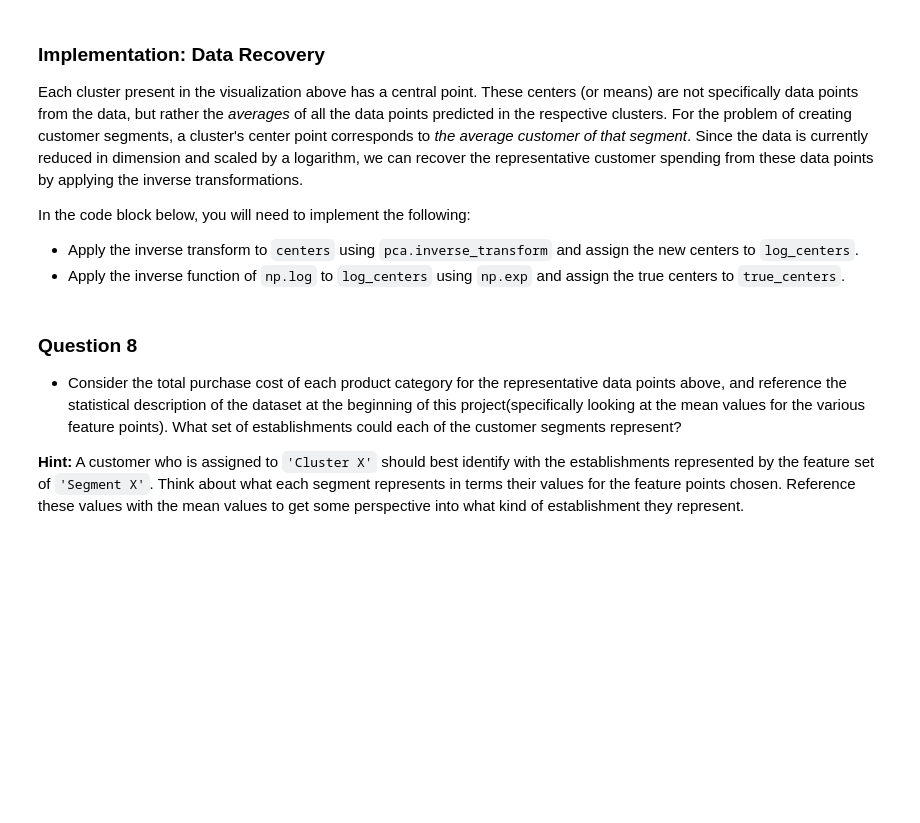
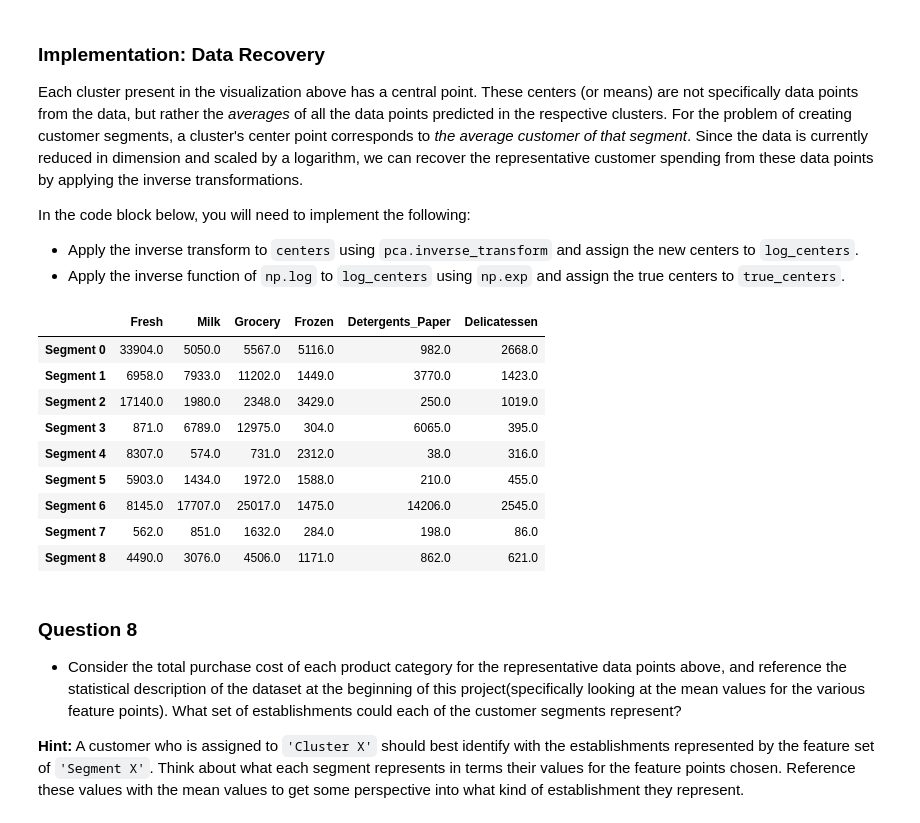
Before and after one commit to mstevenb/machine-learning, a Jupyter notebook: projects/customer_segments/customer_segments.ipynb, the cells around one changed output. Cells and saved outputs as stored; diff of their text form; code cells hidden in the pictures; blank space fills up the shorter version.

Commit message:
question 8 table

```diff
--- a/projects/customer_segments/customer_segments.ipynb
+++ b/projects/customer_segments/customer_segments.ipynb
@@ -568,16 +570,27 @@ In the code block below, you will need to implement the following:
  - Apply the inverse function of `np.log` to `log_centers` using `np.exp` and assign the true centers to `true_centers`.
 # %%
 # TODO: Inverse transform the centers
-log_centers = None
+log_centers = pca.inverse_transform(centers)
 
 # TODO: Exponentiate the centers
-true_centers = None
+true_centers = np.exp(log_centers)
 
 # Display the true centers
 segments = ['Segment {}'.format(i) for i in range(0,len(centers))]
 true_centers = pd.DataFrame(np.round(true_centers), columns = data.keys())
 true_centers.index = segments
 display(true_centers)
+# %% [output]
+|  | Fresh | Milk | Grocery | Frozen | Detergents_Paper | Delicatessen |
+| Segment 0 | 33904.0 | 5050.0 | 5567.0 | 5116.0 | 982.0 | 2668.0 |
+| Segment 1 | 6958.0 | 7933.0 | 11202.0 | 1449.0 | 3770.0 | 1423.0 |
+| Segment 2 | 17140.0 | 1980.0 | 2348.0 | 3429.0 | 250.0 | 1019.0 |
+| Segment 3 | 871.0 | 6789.0 | 12975.0 | 304.0 | 6065.0 | 395.0 |
+| Segment 4 | 8307.0 | 574.0 | 731.0 | 2312.0 | 38.0 | 316.0 |
+| Segment 5 | 5903.0 | 1434.0 | 1972.0 | 1588.0 | 210.0 | 455.0 |
+| Segment 6 | 8145.0 | 17707.0 | 25017.0 | 1475.0 | 14206.0 | 2545.0 |
+| Segment 7 | 562.0 | 851.0 | 1632.0 | 284.0 | 198.0 | 86.0 |
+| Segment 8 | 4490.0 | 3076.0 | 4506.0 | 1171.0 | 862.0 | 621.0 |
 # %% [markdown]
 ### Question 8
 
```
Also changed, not shown: parts of 8 cells of this notebook.
